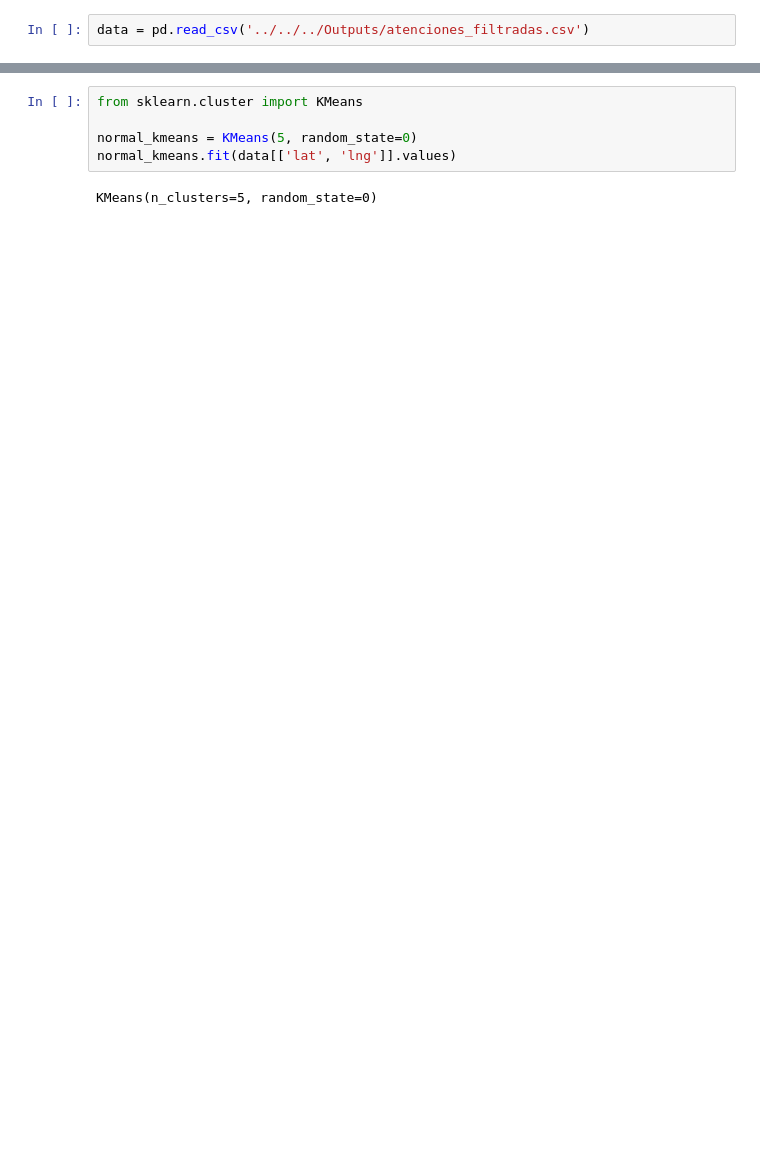
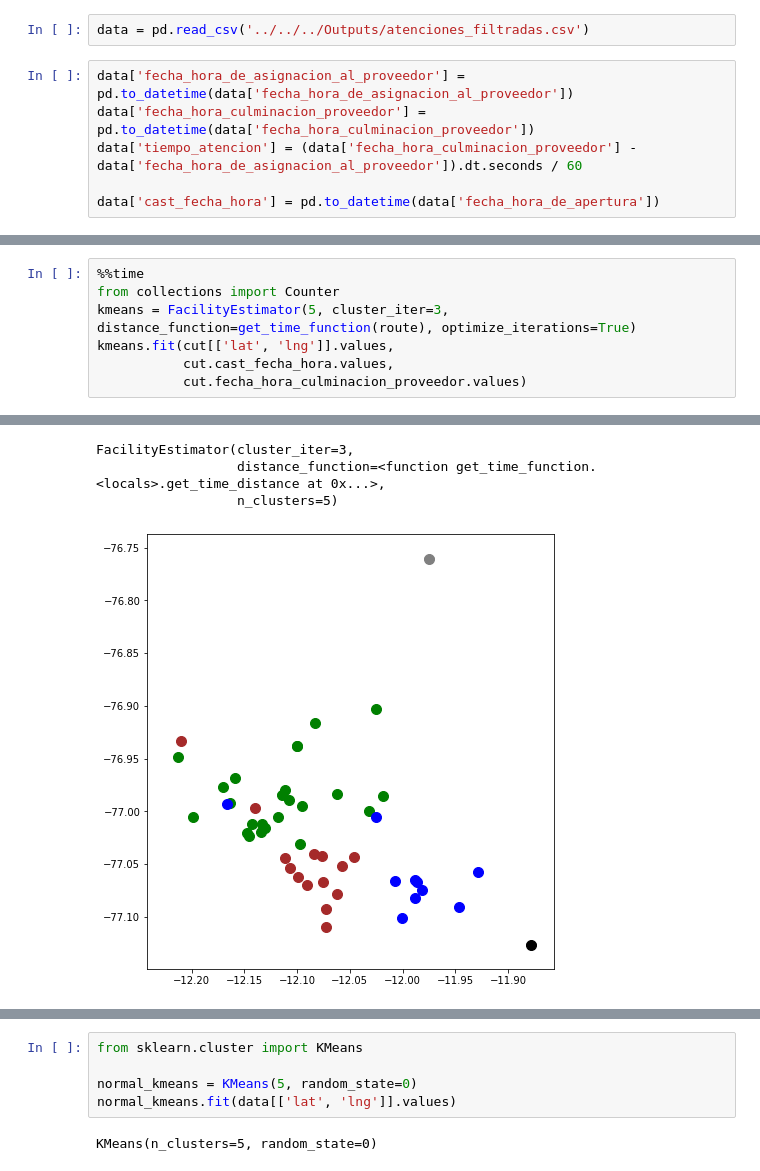
Before and after one commit to kdrivas/custom_cluster, a Jupyter notebook: nb/1.trial_cluster.ipynb, the cells around one changed output, grey strips where cells are left out. Drawn from its saved outputs; the diff is of its cells as text; blank space fills up the shorter version.

```diff
--- a/nb/1.trial_cluster.ipynb
+++ b/nb/1.trial_cluster.ipynb
@@ -112,6 +223,12 @@ class Custom_Kmeans(BaseEstimator, ClusterMixin):
         pass
 # %%
 data = pd.read_csv('../../../Outputs/atenciones_filtradas.csv')
+# %%
+data['fecha_hora_de_asignacion_al_proveedor'] = pd.to_datetime(data['fecha_hora_de_asignacion_al_proveedor'])
+data['fecha_hora_culminacion_proveedor'] = pd.to_datetime(data['fecha_hora_culminacion_proveedor'])
+data['tiempo_atencion'] = (data['fecha_hora_culminacion_proveedor'] - data['fecha_hora_de_asignacion_al_proveedor']).dt.seconds / 60
+
+data['cast_fecha_hora'] = pd.to_datetime(data['fecha_hora_de_apertura'])
 # %%
 import arcgis
 import pandas as pd
@@ -168,0 +286,8 @@ Custom_Kmeans(n_clusters=5)
+# %%
+%%time
+from collections import Counter
+kmeans = FacilityEstimator(5, cluster_iter=3, distance_function=get_time_function(route), optimize_iterations=True)
+kmeans.fit(cut[['lat', 'lng']].values,
+           cut.cast_fecha_hora.values,
+           cut.fecha_hora_culminacion_proveedor.values)
+# %% [output]
@@ -168,0 +345,4 @@ Custom_Kmeans(n_clusters=5)
+FacilityEstimator(cluster_iter=3,
+                  distance_function=<function get_time_function.<locals>.get_time_distance at 0x...>,
+                  n_clusters=5)
+[figure, added]
```
Also changed, not shown: parts of 25 cells of this notebook, 3 other files.
